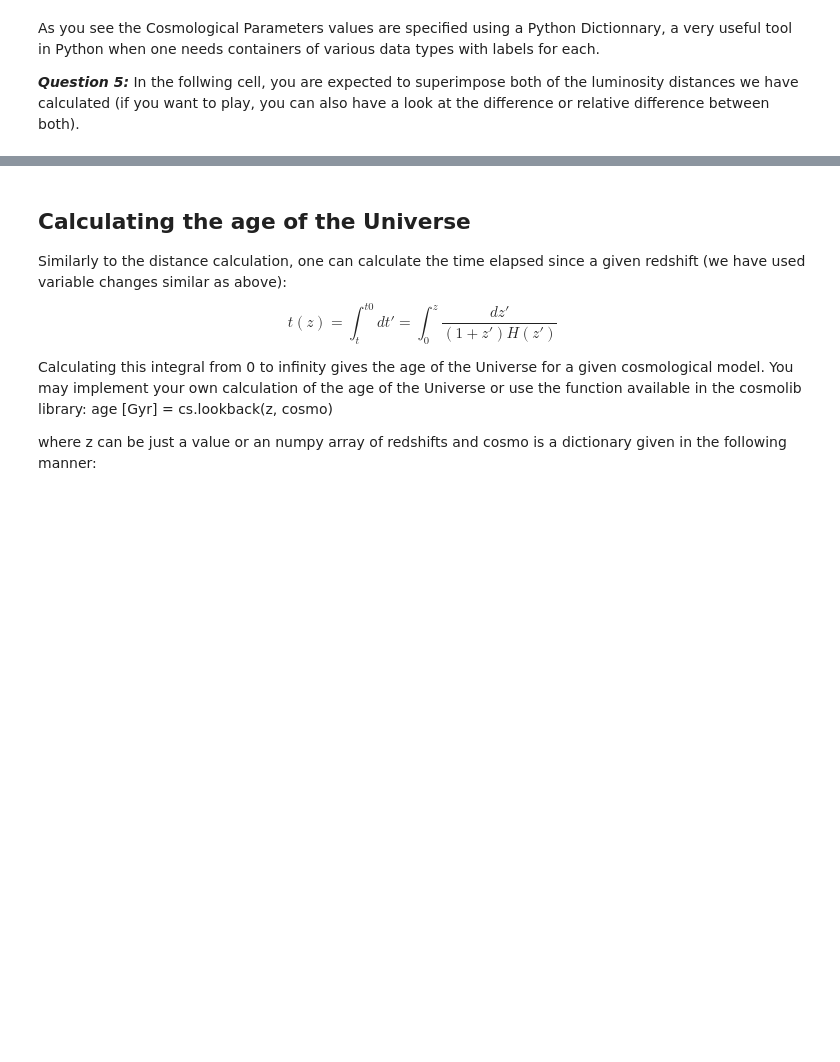
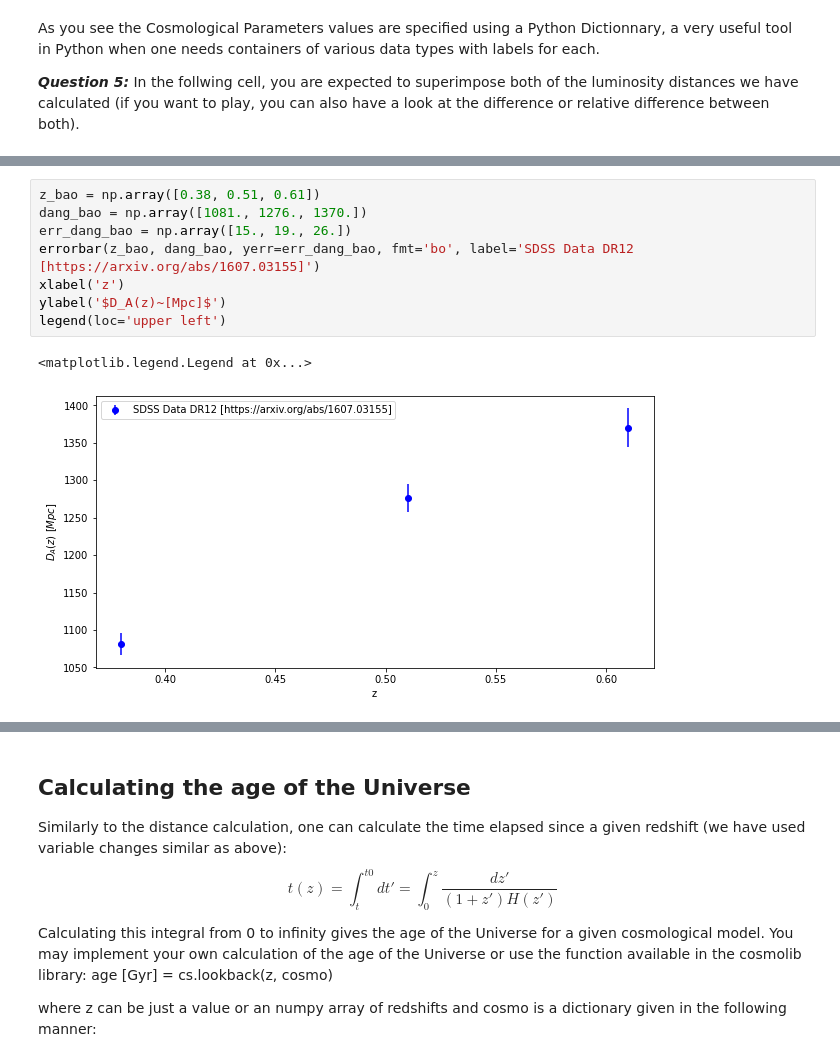
Before and after one commit to jchamilton75/CS-ST4-Cosmo-2020, a Jupyter notebook: ST4_2020_Cosmology_TD1.ipynb, the cells around one changed output, grey strips where cells are left out. Drawn from its saved outputs; the diff is of its cells as text; blank space fills up the shorter version.

Commit message:
Added BAO data

```diff
--- a/ST4_2020_Cosmology_TD1.ipynb
+++ b/ST4_2020_Cosmology_TD1.ipynb
@@ -186,0 +241,11 @@ As you see the Cosmological Parameters values are specified using a Python Dicti
+# %%
+z_bao = np.array([0.38, 0.51, 0.61])
+dang_bao = np.array([1081., 1276., 1370.])
+err_dang_bao = np.array([15., 19., 26.])
+errorbar(z_bao, dang_bao, yerr=err_dang_bao, fmt='bo', label='SDSS Data DR12 [https://arxiv.org/abs/1607.03155]')
+xlabel('z')
+ylabel('$D_A(z)~[Mpc]$')
+legend(loc='upper left')
+# %% [output]
+<matplotlib.legend.Legend at 0x...>
+[figure, added]
```
Also changed, not shown: parts of 25 cells of this notebook.
